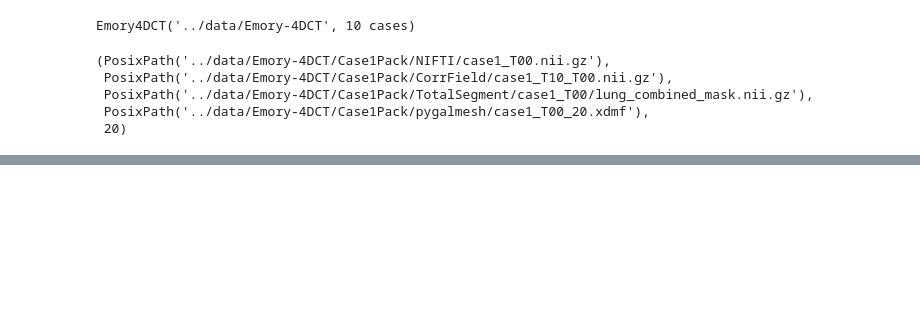
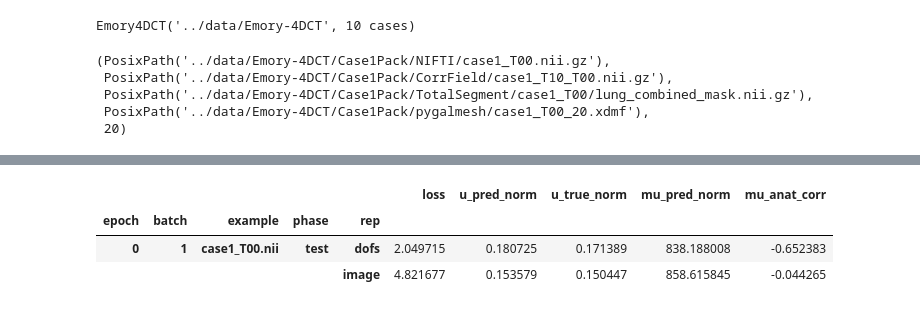
Before and after one commit to mattragoza/lung-project, a Jupyter notebook: notebooks/training-development2.ipynb, the cells around one changed output, grey strips where cells are left out. Cells and saved outputs as stored; diff of their text form; code cells hidden in the pictures; blank space fills up the shorter version.

Commit message:
training and evaluation modules

```diff
--- a/notebooks/training-development2.ipynb
+++ b/notebooks/training-development2.ipynb
@@ -44,8 +47,8 @@ test_data = project.data.Dataset([test_example])
 model = project.model.UNet3D(
     in_channels=1,
     out_channels=1,
-    num_levels=3,
-    num_conv_layers=2,
-    conv_channels=4,
-    conv_kernel_size=3
+    num_levels=num_levels,
+    num_conv_layers=num_conv_layers,
+    conv_channels=conv_channels,
+    conv_kernel_size=conv_kernel_size,
 ).cuda()
@@ -64,2 +59,0 @@ trainer = project.training.Trainer(
-# %%
-trainer.train(1)
@@ -116,0 +60,3 @@ trainer.metrics.reset_index()
+# %%
+# test forward pass and initialize viewers
+trainer.run_epoch(phase='test', epoch=0)
@@ -116,0 +79,2 @@ trainer.metrics.reset_index()
+# %%
+trainer.train(num_epochs=250)
@@ -116,0 +100,7 @@ trainer.metrics.reset_index()
+# %%
+trainer.evaluator.metrics
+# %% [output]
+|  |  |  |  |  | loss | u_pred_norm | u_true_norm | mu_pred_norm | mu_anat_corr |
+| epoch | batch | example | phase | rep |  |  |  |  |  |
+| 0 | 1 | case1_T00.nii | test | dofs | 2.049715 | 0.180725 | 0.171389 | 838.188008 | -0.652383 |
+|  |  |  |  | image | 4.821677 | 0.153579 | 0.150447 | 858.615845 | -0.044265 |
```
Also changed, not shown: parts of 9 cells of this notebook, 5 other files.
